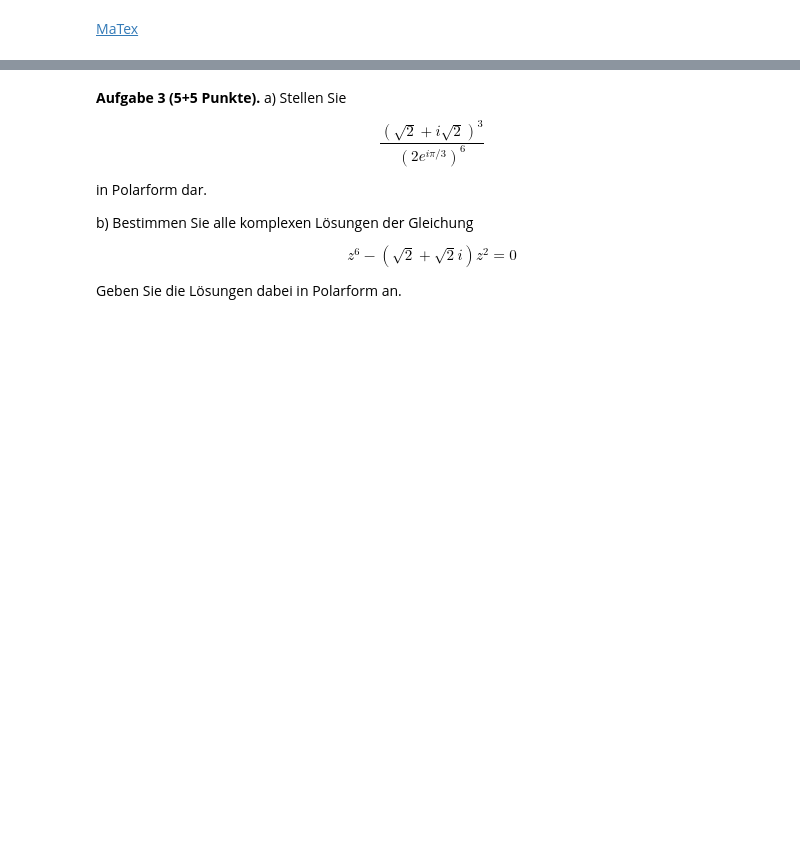
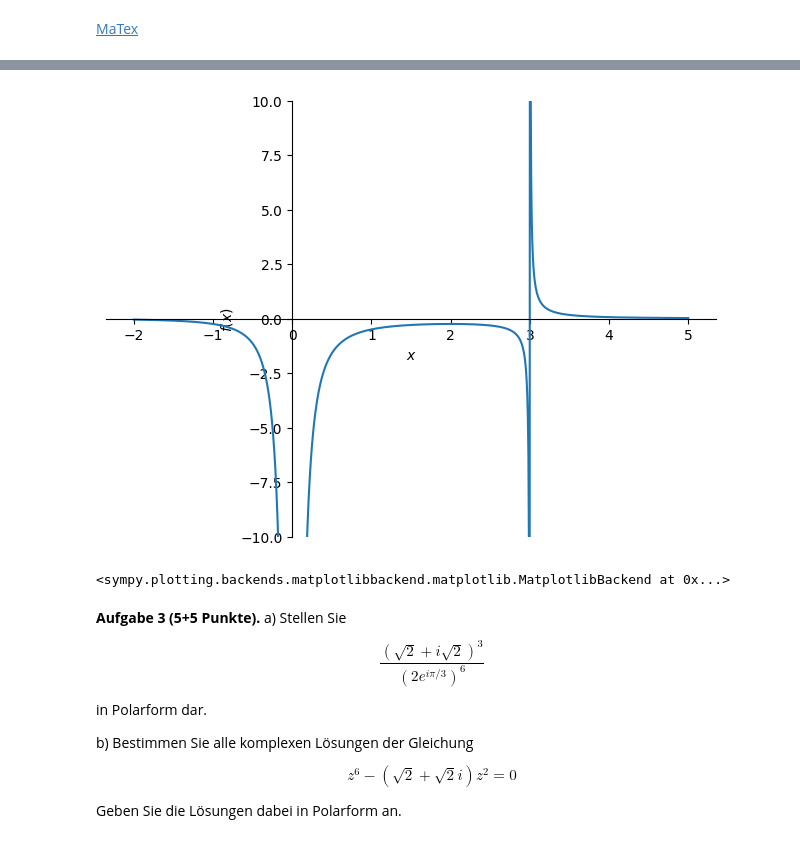
Before and after one commit to ms914/HM_test, a Jupyter notebook: Hoehere_Mathematik_1.ipynb, the cells around one changed output, grey strips where cells are left out. Cells and saved outputs as stored; diff of their text form; code cells hidden in the pictures; blank space fills up the shorter version.

```diff
--- a/Hoehere_Mathematik_1.ipynb
+++ b/Hoehere_Mathematik_1.ipynb
@@ -116,3 +112,28 @@ Geben Sie den maximalen Definitionsbereich von $f$ an. Untersuchen Sie die Funkt
 # %% [markdown]
 
 [MaTex](https://matex.mint-kolleg.kit.edu/MATeX/browse.php)
+# %%
+from sympy import *
+from sympy import init_printing
+from IPython.display import display, Math
+
+# Für die Ausgabe in LaTeX in Colab
+init_printing()
+
+x = symbols('x')
+f=1/(x**2*(x-3))
+fp=f.diff(x)
+fpp=fp.diff(x)
+display(Math(latex(f)))
+display(Math(latex(fp)))
+display(Math(latex(fpp)))
+f0=solve(f)
+fp0=solve(fp)
+
+#Nullstellen
+display(Math(latex(f0)))
+display(Math(latex(fp0)))
+
+#Polstellen
+
+#Grenzwerte
@@ -119,3 +146,9 @@ Geben Sie den maximalen Definitionsbereich von $f$ an. Untersuchen Sie die Funkt
+# %%
+#Plot
+plot(f, (x, -2, 5), ylim=(-10,10))
+# %% [output]
+[figure, added]
+<sympy.plotting.backends.matplotlibbackend.matplotlib.MatplotlibBackend at 0x...>
 # %% [markdown]
 **Aufgabe 3 (5+5 Punkte).**
 a) Stellen Sie
```
Also changed, not shown: parts of 2 cells of this notebook.
